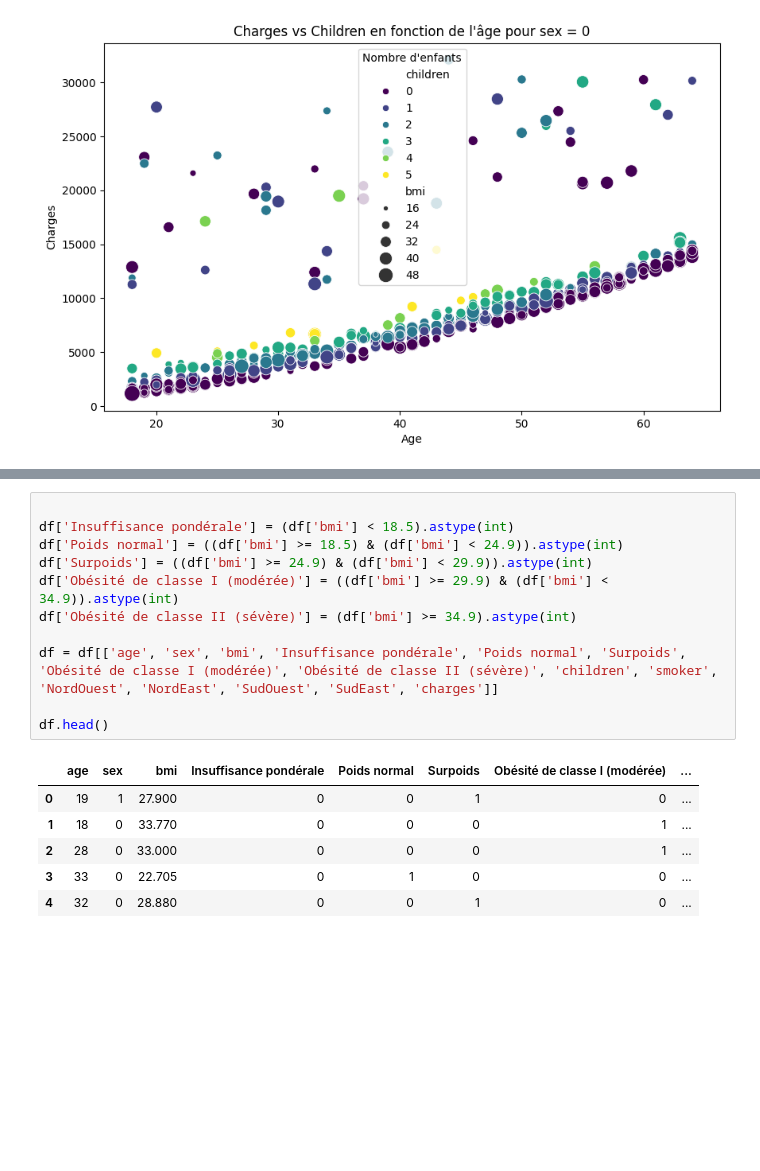
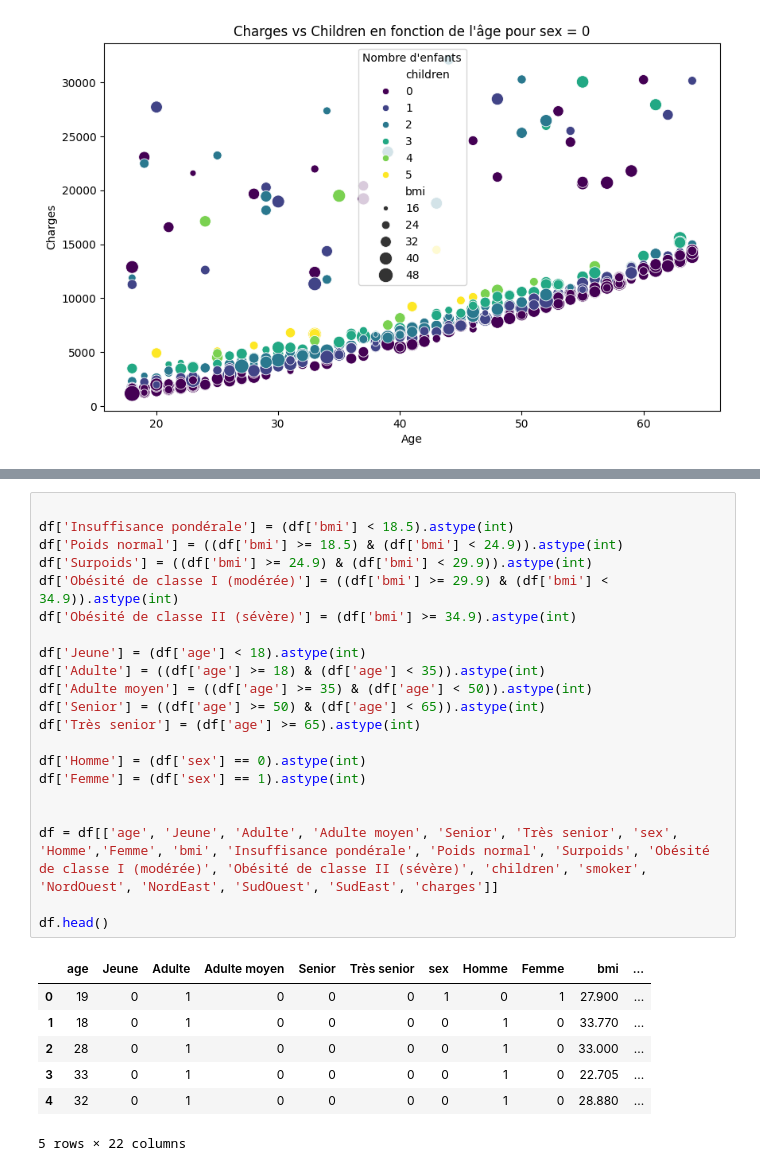
Before and after one commit to ElieLECAS/Assurance_FE, a Jupyter notebook: checklist.ipynb, the cells around one changed output, grey strips where cells are left out. Saved outputs shown, nothing was run; the diff lists cells and outputs as text; blank space fills up the shorter version.

```diff
--- a/checklist.ipynb
+++ b/checklist.ipynb
@@ -344,21 +340,32 @@ RMSE: 0.70
 # %%
 
 df['Insuffisance pondérale'] = (df['bmi'] < 18.5).astype(int)
 df['Poids normal'] = ((df['bmi'] >= 18.5) & (df['bmi'] < 24.9)).astype(int)
 df['Surpoids'] = ((df['bmi'] >= 24.9) & (df['bmi'] < 29.9)).astype(int)
 df['Obésité de classe I (modérée)'] = ((df['bmi'] >= 29.9) & (df['bmi'] < 34.9)).astype(int)
 df['Obésité de classe II (sévère)'] = (df['bmi'] >= 34.9).astype(int)
 
-df = df[['age', 'sex', 'bmi', 'Insuffisance pondérale', 'Poids normal', 'Surpoids', 'Obésité de classe I (modérée)', 'Obésité de classe II (sévère)', 'children', 'smoker', 'NordOuest', 'NordEast', 'SudOuest', 'SudEast', 'charges']]
+df['Jeune'] = (df['age'] < 18).astype(int)
+df['Adulte'] = ((df['age'] >= 18) & (df['age'] < 35)).astype(int)
+df['Adulte moyen'] = ((df['age'] >= 35) & (df['age'] < 50)).astype(int)
+df['Senior'] = ((df['age'] >= 50) & (df['age'] < 65)).astype(int)
+df['Très senior'] = (df['age'] >= 65).astype(int)
+
+df['Homme'] = (df['sex'] == 0).astype(int)
+df['Femme'] = (df['sex'] == 1).astype(int)
+
+
+df = df[['age', 'Jeune', 'Adulte', 'Adulte moyen', 'Senior', 'Très senior', 'sex', 'Homme','Femme', 'bmi', 'Insuffisance pondérale', 'Poids normal', 'Surpoids', 'Obésité de classe I (modérée)', 'Obésité de classe II (sévère)', 'children', 'smoker', 'NordOuest', 'NordEast', 'SudOuest', 'SudEast', 'charges']]
 
 df.head()
 # %% [output]
-|  | age | sex | bmi | Insuffisance pondérale | Poids normal | Surpoids | Obésité de classe I (modérée) | ... |
-| 0 | 19 | 1 | 27.900 | 0 | 0 | 1 | 0 | ... |
-| 1 | 18 | 0 | 33.770 | 0 | 0 | 0 | 1 | ... |
-| 2 | 28 | 0 | 33.000 | 0 | 0 | 0 | 1 | ... |
-| 3 | 33 | 0 | 22.705 | 0 | 1 | 0 | 0 | ... |
-| 4 | 32 | 0 | 28.880 | 0 | 0 | 1 | 0 | ... |
+|  | age | Jeune | Adulte | Adulte moyen | Senior | Très senior | sex | Homme | Femme | bmi | ... |
+| 0 | 19 | 0 | 1 | 0 | 0 | 0 | 1 | 0 | 1 | 27.900 | ... |
+| 1 | 18 | 0 | 1 | 0 | 0 | 0 | 0 | 1 | 0 | 33.770 | ... |
+| 2 | 28 | 0 | 1 | 0 | 0 | 0 | 0 | 1 | 0 | 33.000 | ... |
+| 3 | 33 | 0 | 1 | 0 | 0 | 0 | 0 | 1 | 0 | 22.705 | ... |
+| 4 | 32 | 0 | 1 | 0 | 0 | 0 | 0 | 1 | 0 | 28.880 | ... |
+5 rows × 22 columns
 # %%
 from sklearn.linear_model import ElasticNet
 from sklearn.metrics import r2_score, mean_squared_error
```
Also changed, not shown: parts of 5 cells of this notebook.
